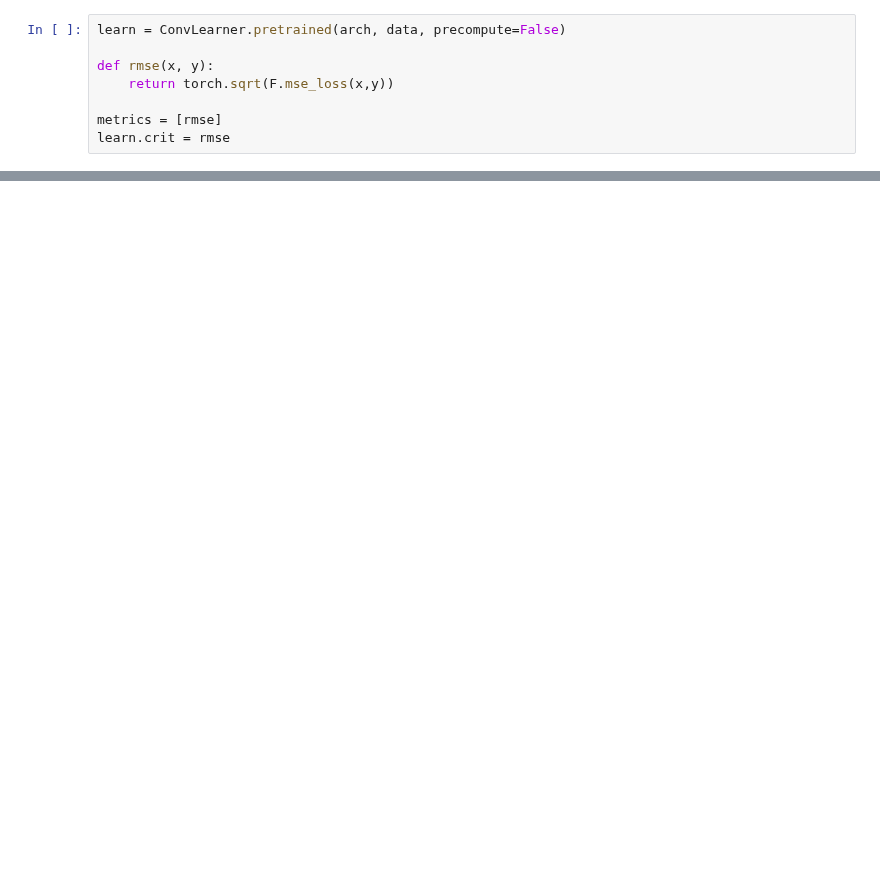
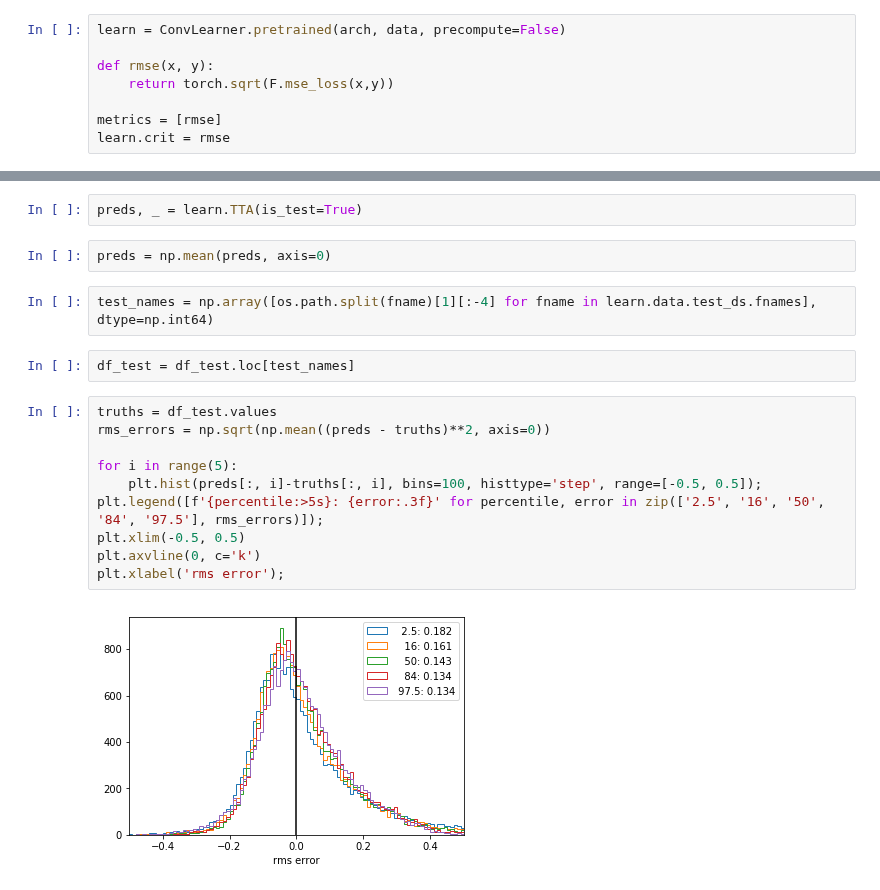
Before and after one commit to jwuphysics/galaxy-cnns, a Jupyter notebook: notebook/8. Making predictions on grayscale images.ipynb, the cells around one changed output, grey strips where cells are left out. Saved outputs shown, nothing was run; the diff lists cells and outputs as text; blank space fills up the shorter version.

```diff
--- a/notebook/8. Making predictions on grayscale images.ipynb
+++ b/notebook/8. Making predictions on grayscale images.ipynb
@@ -237,0 +298,20 @@ learn.crit = rmse
+# %%
+preds, _ = learn.TTA(is_test=True)
+# %%
+preds = np.mean(preds, axis=0)
+# %%
+test_names = np.array([os.path.split(fname)[1][:-4] for fname in learn.data.test_ds.fnames], dtype=np.int64)
+# %%
+df_test = df_test.loc[test_names]
+# %%
+truths = df_test.values
+rms_errors = np.sqrt(np.mean((preds - truths)**2, axis=0))
+
+for i in range(5):
+    plt.hist(preds[:, i]-truths[:, i], bins=100, histtype='step', range=[-0.5, 0.5]);
+plt.legend([f'{percentile:>5s}: {error:.3f}' for percentile, error in zip(['2.5', '16', '50', '84', '97.5'], rms_errors)]);
+plt.xlim(-0.5, 0.5)
+plt.axvline(0, c='k')
+plt.xlabel('rms error');
+# %% [output]
+[figure, added]
```
Also changed, not shown: parts of 21 cells of this notebook, 3 other files.
